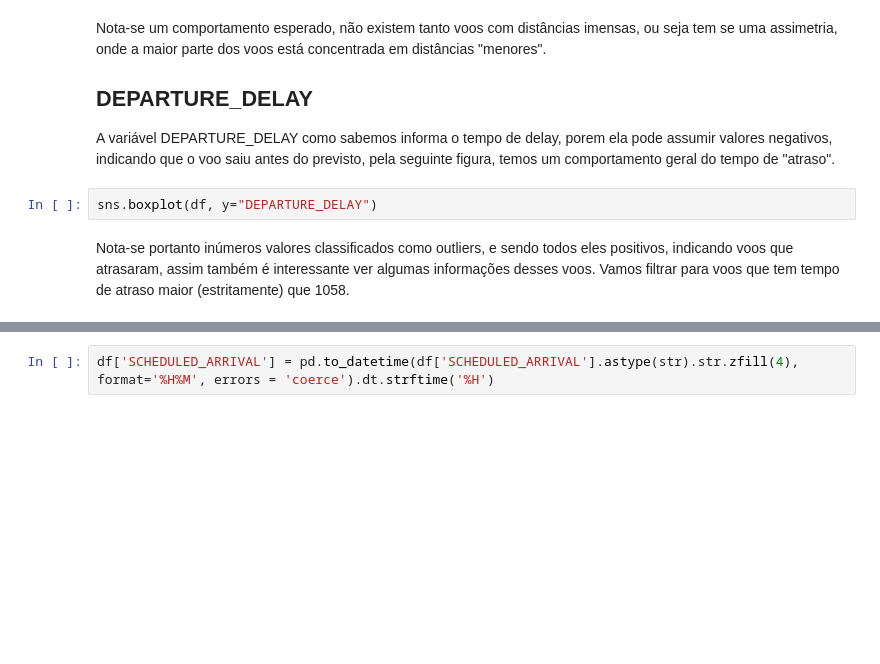
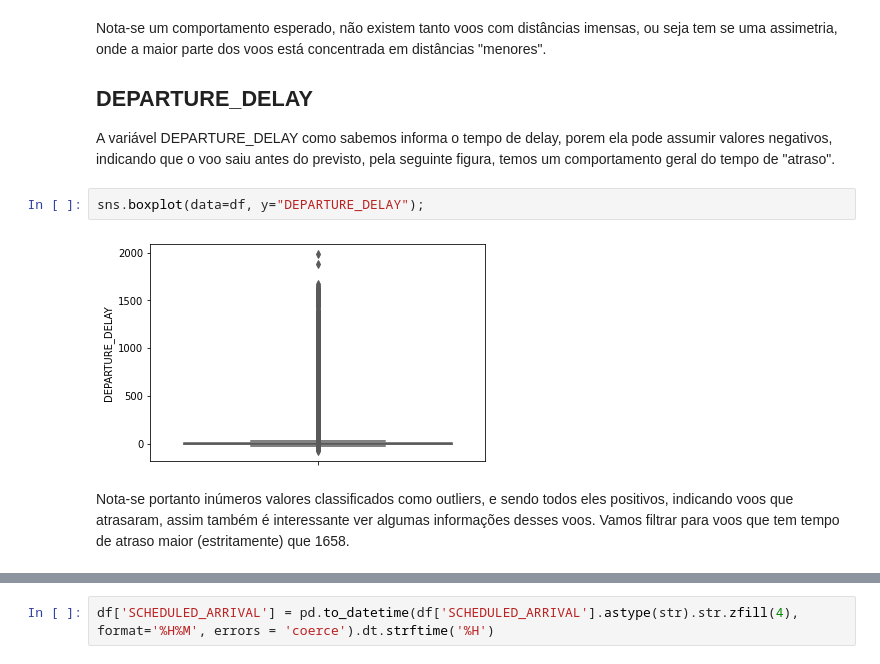
Before and after one commit to AlissonRP/flights_delay, a Jupyter notebook: index.ipynb, the cells around one changed output, grey strips where cells are left out. Cells and saved outputs as stored; diff of their text form; blank space fills up the shorter version.

```diff
--- a/index.ipynb
+++ b/index.ipynb
@@ -144,8 +169,10 @@ Nota-se um comportamento esperado, não existem tanto voos com distâncias imens
 
 A variável DEPARTURE_DELAY como sabemos informa o tempo de delay, porem ela pode assumir valores negativos, indicando que o voo saiu antes do previsto, pela seguinte figura, temos um comportamento geral do tempo de "atraso".
 # %%
-sns.boxplot(df, y="DEPARTURE_DELAY")
+sns.boxplot(data=df, y="DEPARTURE_DELAY");
+# %% [output]
+[figure, added]
 # %% [markdown]
-Nota-se portanto inúmeros valores classificados como outliers, e sendo todos eles positivos, indicando voos que atrasaram, assim também é interessante ver algumas informações desses voos. Vamos filtrar para voos que tem tempo de atraso maior (estritamente) que 1058.
+Nota-se portanto inúmeros valores classificados como outliers, e sendo todos eles positivos, indicando voos que atrasaram, assim também é interessante ver algumas informações desses voos. Vamos filtrar para voos que tem tempo de atraso maior (estritamente) que 1658.
 # %%
 delay_filter = df[df["DEPARTURE_DELAY"] >  1658]
```
Also changed, not shown: parts of 36 cells of this notebook.
